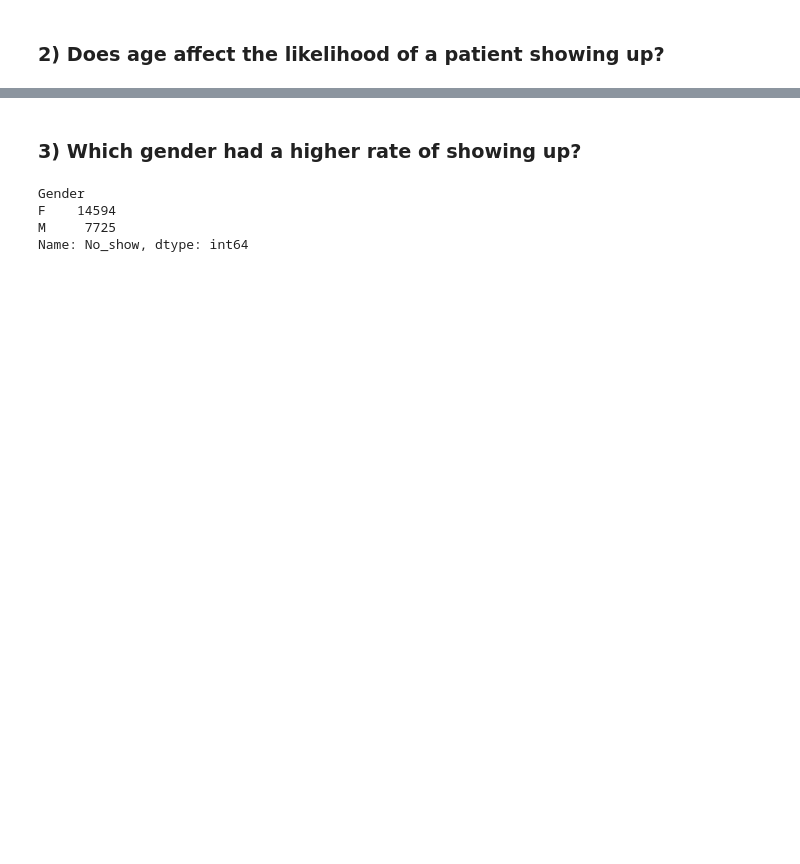
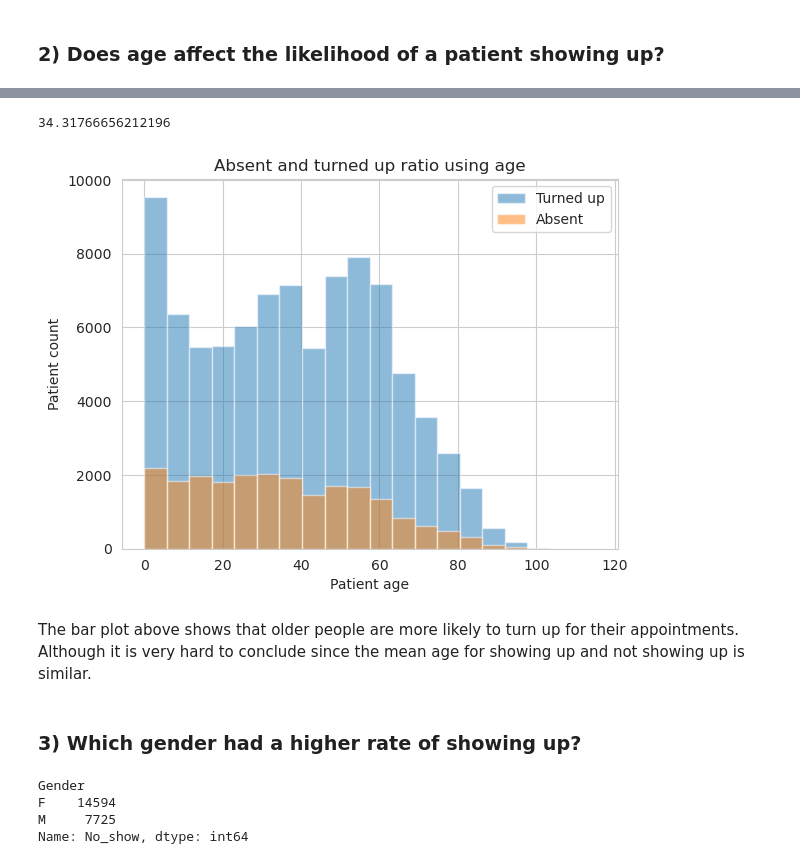
Before and after one commit to kyalo-vibes/Appointments-Data-Analysis, a Jupyter notebook: appointment_project.ipynb, the cells around one changed output, grey strips where cells are left out. Drawn from its saved outputs; the diff is of its cells as text; code cells hidden in the pictures; blank space fills up the shorter version.

```diff
--- a/appointment_project.ipynb
+++ b/appointment_project.ipynb
@@ -274,3 +298,19 @@ plt.show()
+# %%
+no_show_yes=df.No_show==1
+df.Age[no_show_yes].mean() # mean age of those who showed up
+# %% [output]
+34.31766656212196
+# %%
+df.Age[no_show_no].hist(alpha=0.5,bins =20,  label ='Turned up')
+df.Age[no_show_yes].hist(alpha=0.5, bins = 20, label ='Absent')
+plt.ylabel("Patient count")
+plt.xlabel("Patient age")
+plt.title("Absent and turned up ratio using age")
+plt.legend();
+# %% [output]
+[figure, added]
+# %% [markdown]
+The bar plot above shows that older people are more likely to turn up for their appointments. Although it is very hard to conclude since the mean age for showing up and not showing up is similar.
 # %% [markdown]
 ### 3) Which gender had a higher rate of showing up?
 # %%
```
Also changed, not shown: parts of 19 cells of this notebook, 1 other file.
